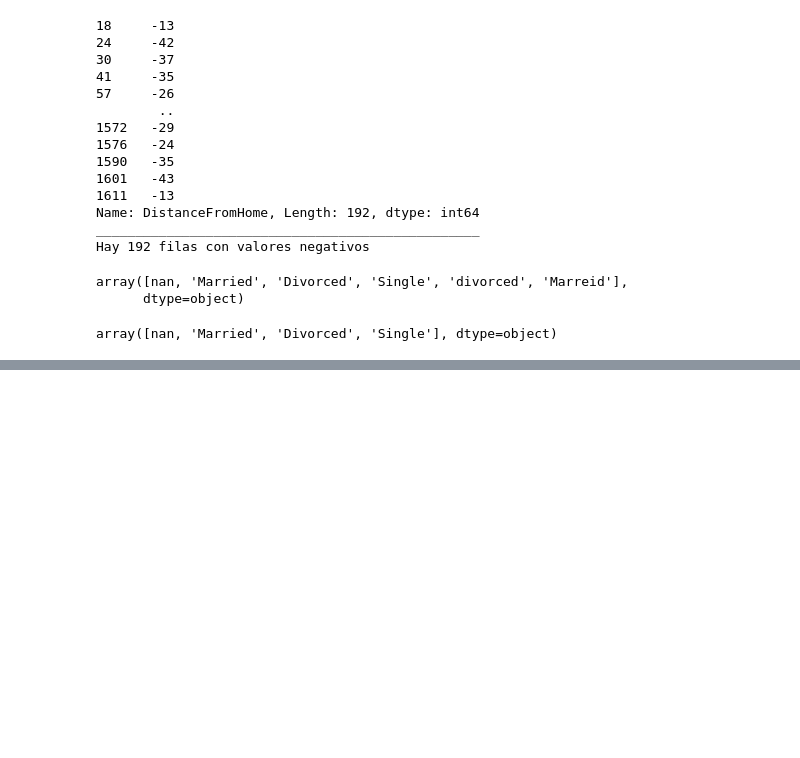
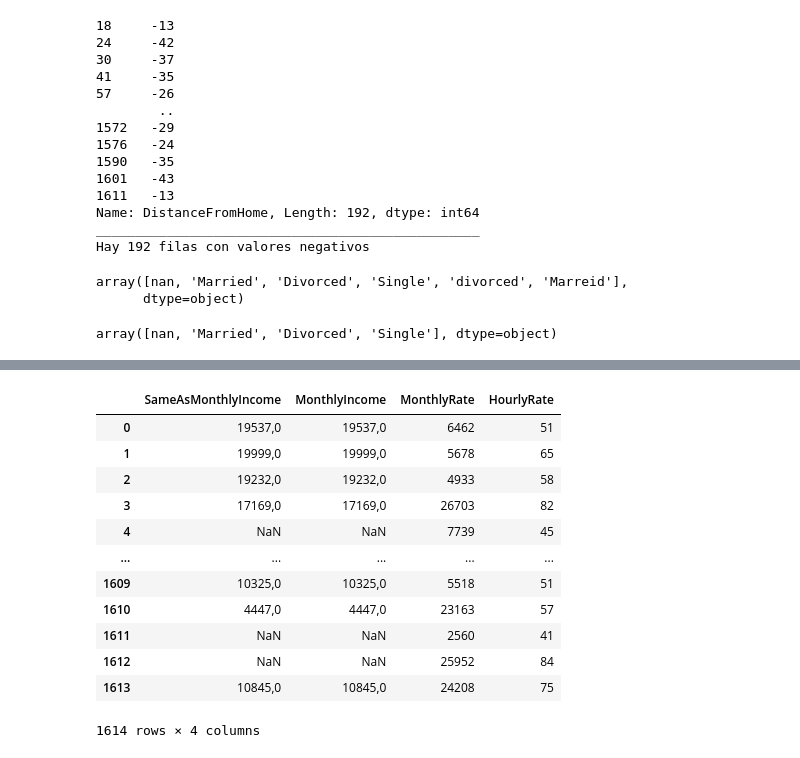
Before and after one commit to TaniaGraff/project-da-promo-angela-modulo-3-team-3, a Jupyter notebook: EDA_Tania.ipynb, the cells around one changed output, grey strips where cells are left out. Cells and saved outputs as stored; diff of their text form; code cells hidden in the pictures; blank space fills up the shorter version.

```diff
--- a/EDA_Tania.ipynb
+++ b/EDA_Tania.ipynb
@@ -17,6 +19,3 @@ df_HR
 | 1612 | 36 | No | non-travel | 1229,0$ | NaN | 8 | 4 | ... |
 | 1613 | 46 | No | NaN | 566,0$ | NaN | 7 | 2 | ... |
 1614 rows × 41 columns
-# %%
-pd.set_option('display.max_columns', None)
-df_HR.head()
@@ -247,3 +177,21 @@ df_HR['DailyRate']
 1612    1229.0
 1613     566.0
 Name: DailyRate, Length: 1614, dtype: float64
+# %%
+#Cambiamos el tipo de dato de la columna Age para que sea interger.
+
+df_HR.loc[df_HR['Age'] == 'forty-seven', 'Age'] = '47'
+df_HR.loc[df_HR['Age'] == 'fifty-eight', 'Age'] = '58'
+df_HR.loc[df_HR['Age'] == 'thirty-six', 'Age'] = '36'
+df_HR.loc[df_HR['Age'] == 'fifty-five', 'Age'] = '55'
+df_HR.loc[df_HR['Age'] == 'fifty-two', 'Age'] = '52'
+df_HR.loc[df_HR['Age'] == 'thirty-one', 'Age'] = '31'
+df_HR.loc[df_HR['Age'] == 'thirty', 'Age'] = '30'
+df_HR.loc[df_HR['Age'] == 'twenty-six', 'Age'] = '26'
+df_HR.loc[df_HR['Age'] == 'thirty-seven', 'Age'] = '37'
+df_HR.loc[df_HR['Age'] == 'thirty-two', 'Age'] = '32'
+df_HR.loc[df_HR['Age'] == 'thirty-seven', 'Age'] = '37'
+df_HR.loc[df_HR['Age'] == 'twenty-four', 'Age'] = '24'
+
+df_HR['Age']= df_HR['Age'].astype(int)
+df_HR['Age'].dtype
@@ -303,0 +237,16 @@ df_HR
+# %%
+df_HR[['SameAsMonthlyIncome', 'MonthlyIncome', 'MonthlyRate', 'HourlyRate']]
+# %% [output]
+|  | SameAsMonthlyIncome | MonthlyIncome | MonthlyRate | HourlyRate |
+| 0 | 19537,0 | 19537,0 | 6462 | 51 |
+| 1 | 19999,0 | 19999,0 | 5678 | 65 |
+| 2 | 19232,0 | 19232,0 | 4933 | 58 |
+| 3 | 17169,0 | 17169,0 | 26703 | 82 |
+| 4 | NaN | NaN | 7739 | 45 |
+| ... | ... | ... | ... | ... |
+| 1609 | 10325,0 | 10325,0 | 5518 | 51 |
+| 1610 | 4447,0 | 4447,0 | 23163 | 57 |
+| 1611 | NaN | NaN | 2560 | 41 |
+| 1612 | NaN | NaN | 25952 | 84 |
+| 1613 | 10845,0 | 10845,0 | 24208 | 75 |
+1614 rows × 4 columns
```
Also changed, not shown: parts of 21 cells of this notebook.
